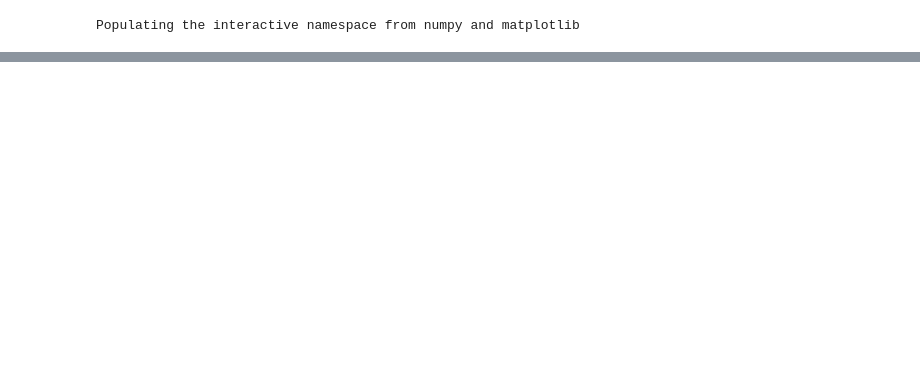
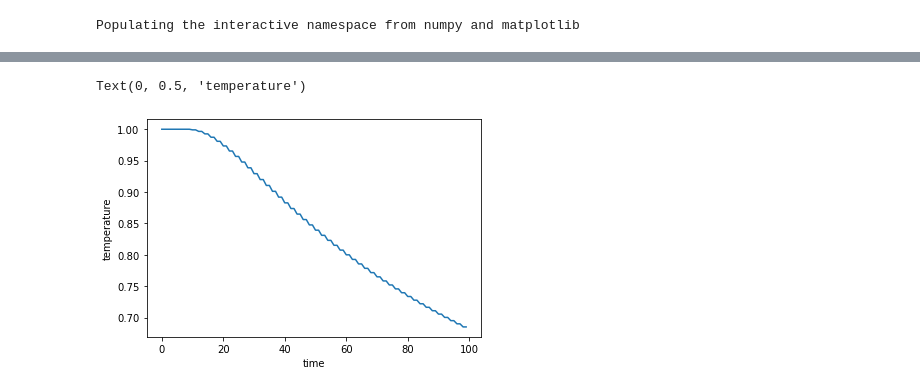
Before and after one commit to speleophysics/Math-modeling-2020, a Jupyter notebook: heat-equation/heat-equation.ipynb, the cells around one changed output, grey strips where cells are left out. Saved outputs shown, nothing was run; the diff lists cells and outputs as text; code cells hidden in the pictures; blank space fills up the shorter version.

```diff
--- a/heat-equation/heat-equation.ipynb
+++ b/heat-equation/heat-equation.ipynb
@@ -24,0 +40,7 @@ plot(T[50,:])
+# %%
+plot(T[:,10])
+xlabel('time')
+ylabel('temperature')
+# %% [output]
+Text(0, 0.5, 'temperature')
+[figure, added]
```
Also changed, not shown: parts of 4 cells of this notebook.
